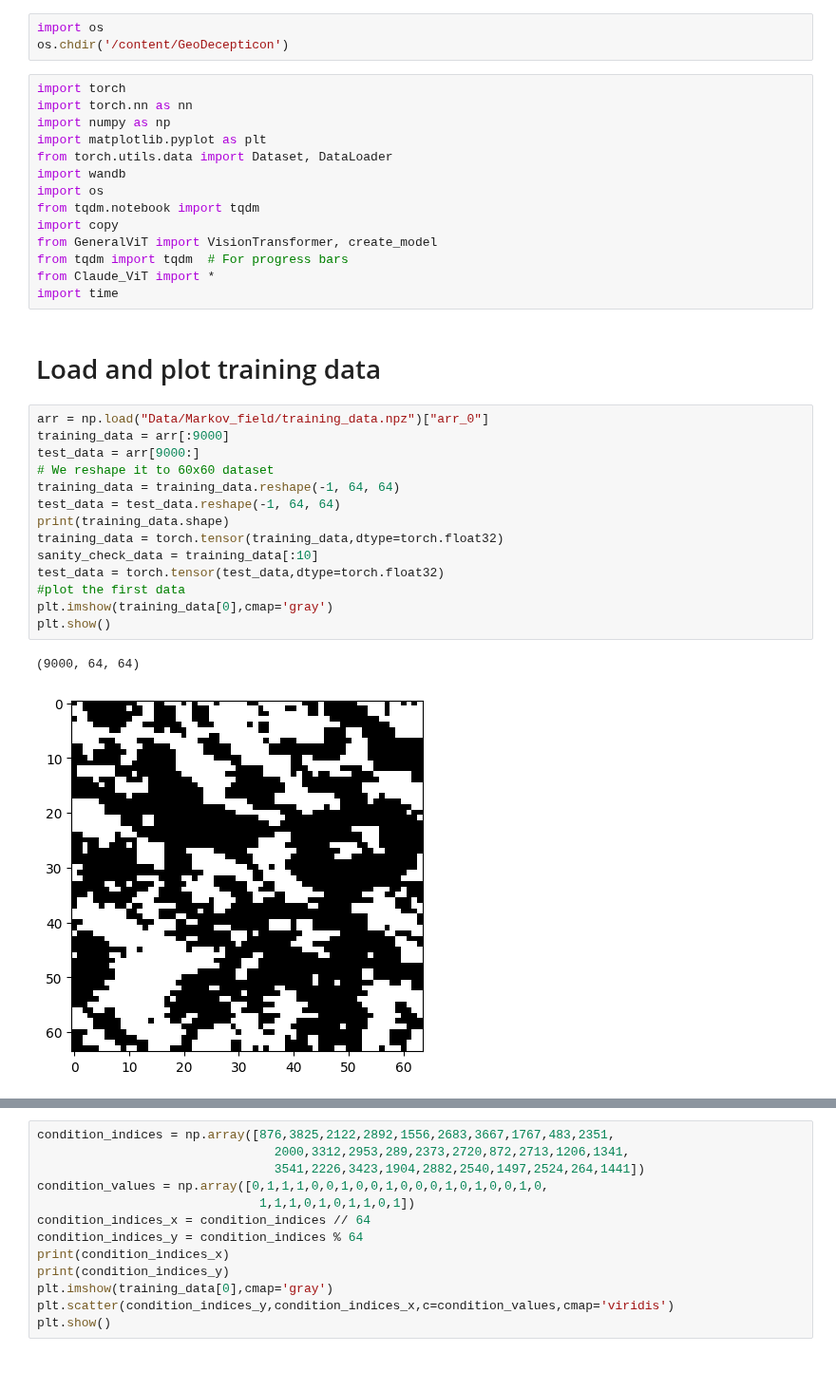
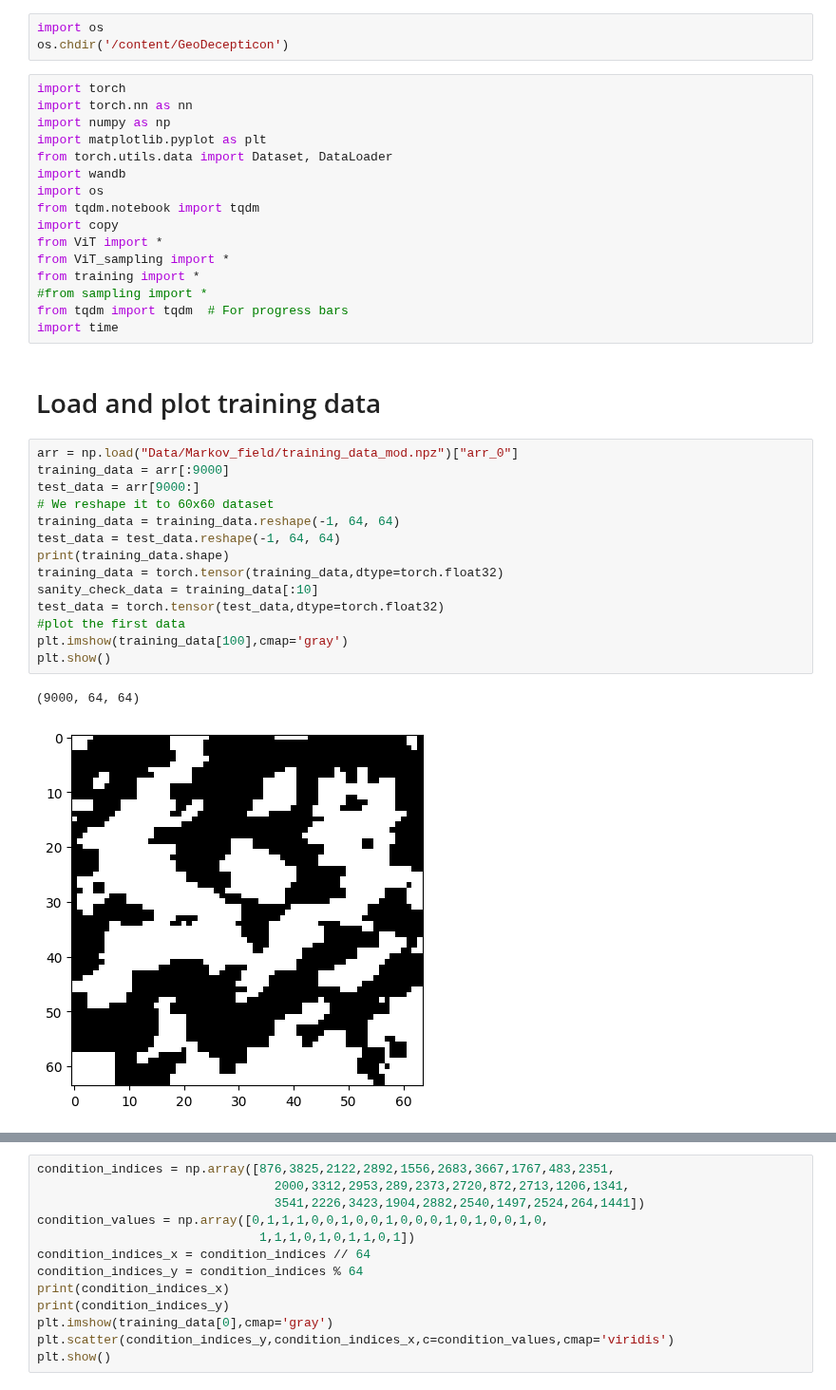
Before and after one commit to OscarOvanger/GeoDecepticon, a Jupyter notebook: ViT_notebook.ipynb, the cells around one changed output, grey strips where cells are left out. Shown at 95% size. Saved outputs shown, nothing was run; the diff lists cells and outputs as text.

```diff
--- a/ViT_notebook.ipynb
+++ b/ViT_notebook.ipynb
@@ -52,26 +54,28 @@ import wandb
 import os
 from tqdm.notebook import tqdm
 import copy
-from GeneralViT import VisionTransformer, create_model
+from ViT import *
+from ViT_sampling import *
+from training import *
+#from sampling import *
 from tqdm import tqdm  # For progress bars
-from Claude_ViT import *
 import time
 # %% [markdown]
 # Load and plot training data
 # %%
-arr = np.load("Data/Markov_field/training_data.npz")["arr_0"]
+arr = np.load("Data/Markov_field/training_data_mod.npz")["arr_0"]
 training_data = arr[:9000]
 test_data = arr[9000:]
 # We reshape it to 60x60 dataset
 training_data = training_data.reshape(-1, 64, 64)
 test_data = test_data.reshape(-1, 64, 64)
 print(training_data.shape)
 training_data = torch.tensor(training_data,dtype=torch.float32)
 sanity_check_data = training_data[:10]
 test_data = torch.tensor(test_data,dtype=torch.float32)
 #plot the first data
-plt.imshow(training_data[0],cmap='gray')
+plt.imshow(training_data[100],cmap='gray')
 plt.show()
 # %% [output]
 (9000, 64, 64)
-[figure, old version]
+[figure, new version]
```
Also changed, not shown: parts of 16 cells of this notebook.
